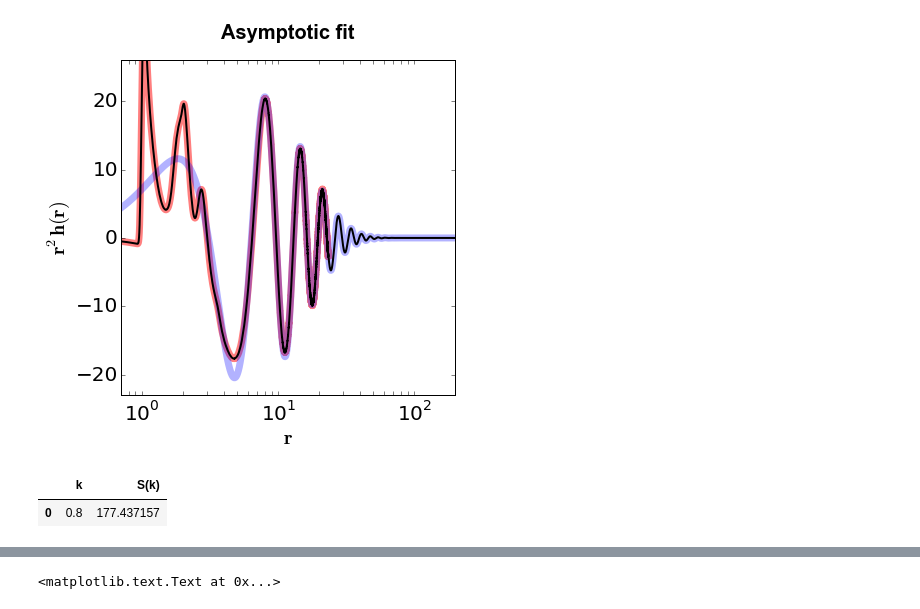
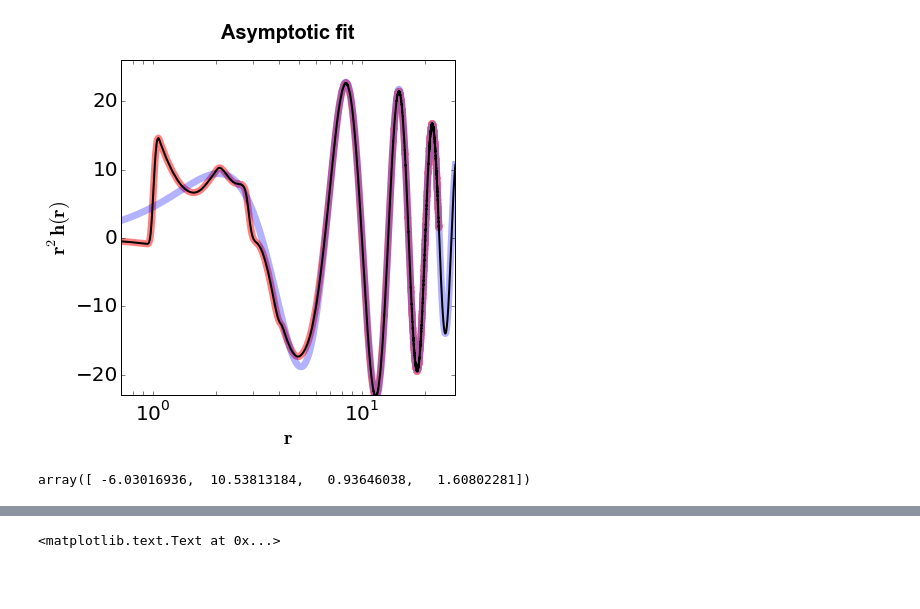
Before and after one commit to rjadrich/structure_factor_extrapolation, a Jupyter notebook: structure_factor_extrapolation.ipynb, the cells around one changed output, grey strips where cells are left out. Drawn from its saved outputs; the diff is of its cells as text; code cells hidden in the pictures; blank space fills up the shorter version.

Commit message:
calculated cluster structure factors

```diff
--- a/structure_factor_extrapolation.ipynb
+++ b/structure_factor_extrapolation.ipynb
@@ -120,7 +120,8 @@ def calculate_structure_factor(rdf_data_extended, n, k_min, k_max, k_inc):
         struct_fact_data = pd.DataFrame(data = sk_data, columns = ["k", "S(k)"])
     return struct_fact_data
 # %%
-rdf_file = "rdf_n32_A4R2_eta0.04.csv"
+#rdf_file = "rdf_n32_A4R2_eta0.04.csv"
+rdf_file = "rdf_n32_A8R8_eta0.04_restricted_amplitude.csv"
 rdf_data = load_rdf(rdf_file)
 # %%
 make_r2hr(rdf_data)
@@ -129,4 +128,8 @@ rdf_fit_data = create_rdf_fit_data(rdf_data, 16.0, 22.0)
+# %%
+r_low = 16.0
+r_hi = 22.0
+rdf_fit_data = create_rdf_fit_data(rdf_data, r_low, r_hi)
 # %%
-popt, pcov = curve_fit(asymptotic_rdf_array, rdf_fit_data["r"].values, rdf_fit_data["r2h(r)"].values)
+popt, pcov = curve_fit(asymptotic_rdf_array, rdf_fit_data["r"].values, rdf_fit_data["r2h(r)"].values, p0 = [-10.00611625,   5.29806908,   0.94118097,   1.86717882])
 # %%
 make_asymptotic_r2hr(popt, rdf_data)
@@ -135,4 +136,7 @@ rdf_data_extended = extend_rdf(popt, rdf_data, 200.0)
+# %%
+r_max = 200.0
+rdf_data_extended = extend_rdf(popt, rdf_data, r_max)
 # %%
-plot_fit(rdf_data, rdf_data_extended, x_min = 0.7, x_max = 200.0, y_min = -23.0, y_max = 26.0)
+plot_fit(rdf_data, rdf_data_extended, x_min = 0.7, x_max = 28.0, y_min = -23.0, y_max = 26.0, x_type = "log")
 # %% [output]
-[figure, old version]
+[figure, new version]
@@ -141,5 +143,4 @@ struct_fact_data = calculate_structure_factor(rdf_data_extended, 0.04, 0.05, 20.
-# %%
-struct_fact_data
-# %% [output]
-|  | k | S(k) |
-| 0 | 0.8 | 177.437157 |
+# %%
+popt
+# %% [output]
+array([ -6.03016936,  10.53813184,   0.93646038,   1.60802281])
```
Also changed, not shown: parts of 7 cells of this notebook, 9 other files.
